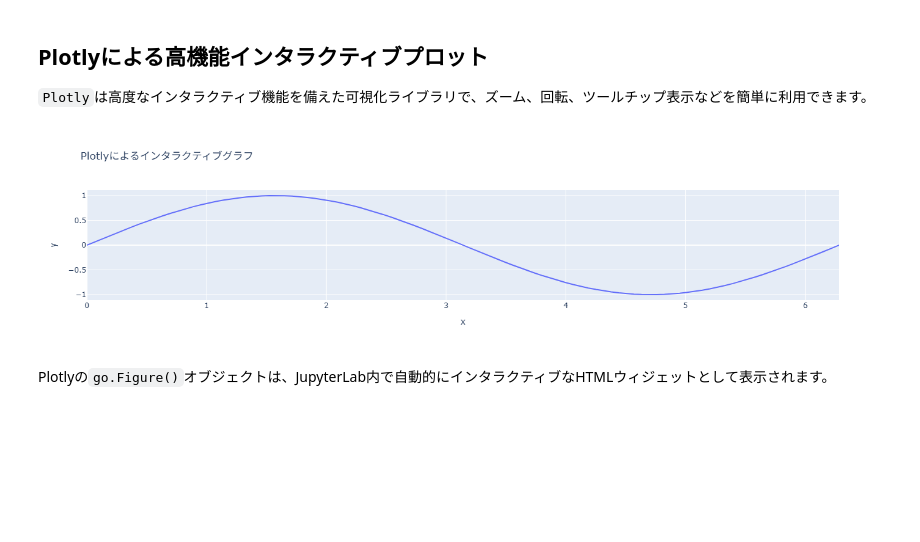
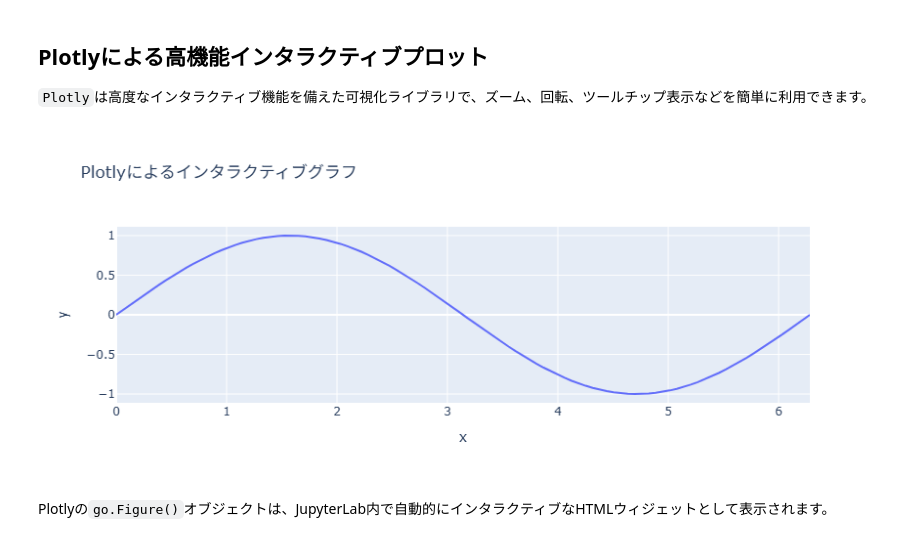
Before and after one commit to ruoyu0088/ipynb_intro, a Jupyter notebook: 02-outputs.ipynb, the cells around one changed output. Cells and saved outputs as stored; diff of their text form; code cells hidden in the pictures; blank space fills up the shorter version.

```diff
--- a/02-outputs.ipynb
+++ b/02-outputs.ipynb
@@ -84,20 +86,21 @@ curve
 # %%
 import plotly.graph_objects as go
 import numpy as np
 
 x = np.linspace(0, 2 * np.pi, 100)
 y = np.sin(x)
 
 fig = go.Figure()
 fig.add_trace(go.Scatter(x=x, y=y, mode="lines", name="sin(x)"))
 fig.update_layout(
     title="Plotlyによるインタラクティブグラフ",
     xaxis_title="x",
-    yaxis_title="y"
+    yaxis_title="y",
+    width=500
 )
 fig.show()
 # %% [output]
-[figure, old version]
+[figure, new version]
 # %% [markdown]
 Plotlyの`go.Figure()`オブジェクトは、JupyterLab内で自動的にインタラクティブなHTMLウィジェットとして表示されます。
 # %% [markdown]
```
Also changed, not shown: parts of 1 cell of this notebook, 1 other file.
